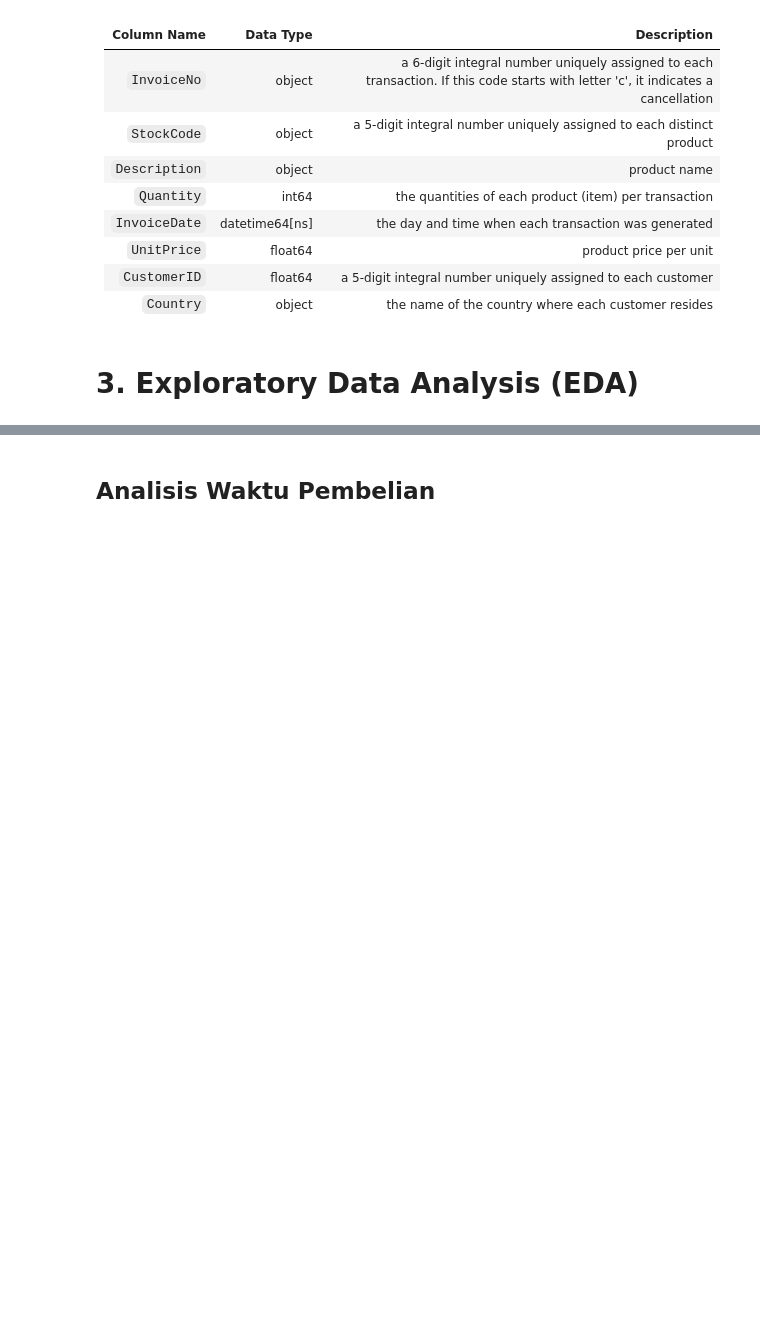
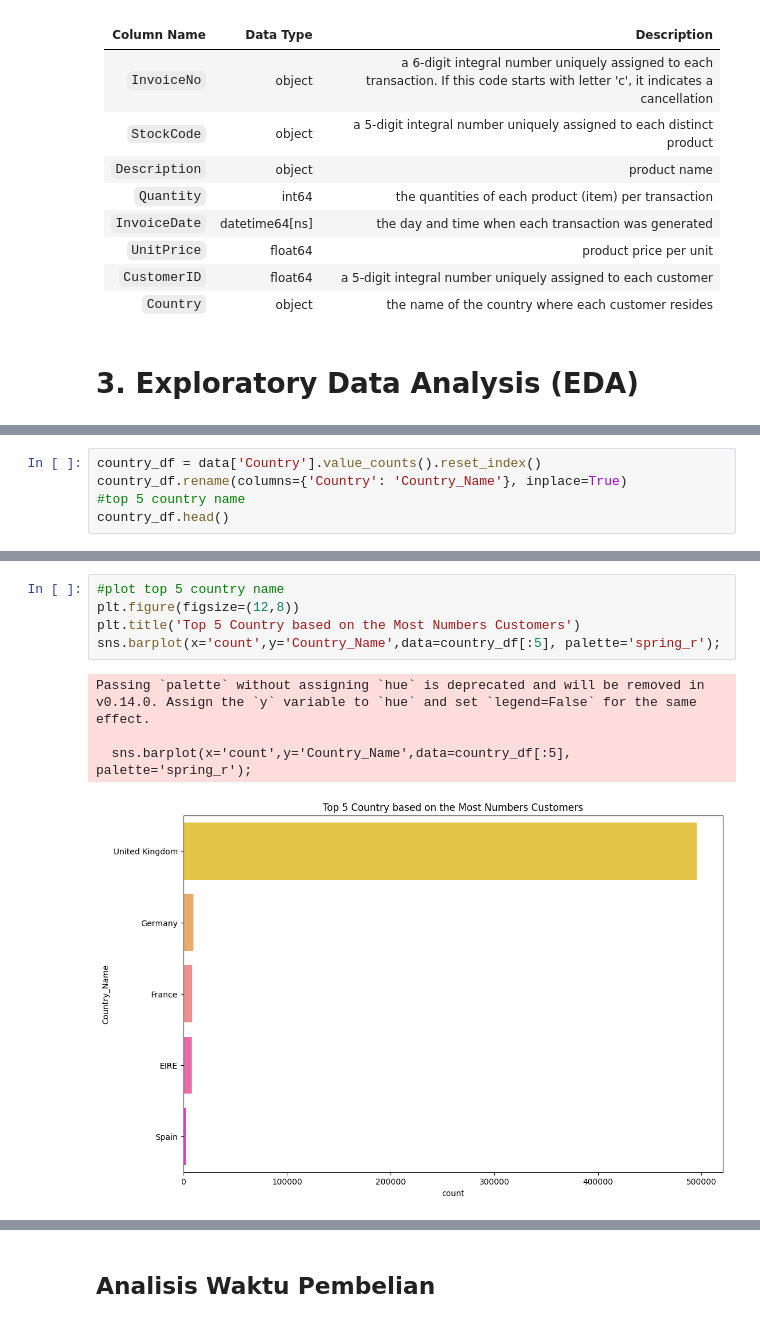
Before and after one commit to FTDS-assignment-bay/p2-final-project-p2-final-project-ftds-011-hck-group-001, a Jupyter notebook: project.ipynb, the cells around one changed output, grey strips where cells are left out. Cells and saved outputs as stored; diff of their text form; blank space fills up the shorter version.

```diff
--- a/project.ipynb
+++ b/project.ipynb
@@ -78,0 +119,5 @@ The displayed data contains 8 columns and 541,908 rows, there are 1 column of da
+# %%
+country_df = data['Country'].value_counts().reset_index()
+country_df.rename(columns={'Country': 'Country_Name'}, inplace=True)
+#top 5 country name
+country_df.head()
@@ -78,0 +131,10 @@ The displayed data contains 8 columns and 541,908 rows, there are 1 column of da
+# %%
+#plot top 5 country name
+plt.figure(figsize=(12,8))
+plt.title('Top 5 Country based on the Most Numbers Customers')
+sns.barplot(x='count',y='Country_Name',data=country_df[:5], palette='spring_r');
+# %% [output]
+Passing `palette` without assigning `hue` is deprecated and will be removed in v0.14.0. Assign the `y` variable to `hue` and set `legend=False` for the same effect.
+
+  sns.barplot(x='count',y='Country_Name',data=country_df[:5], palette='spring_r');
+[figure, added]
```
Also changed, not shown: parts of 14 cells of this notebook, 2 other files.
